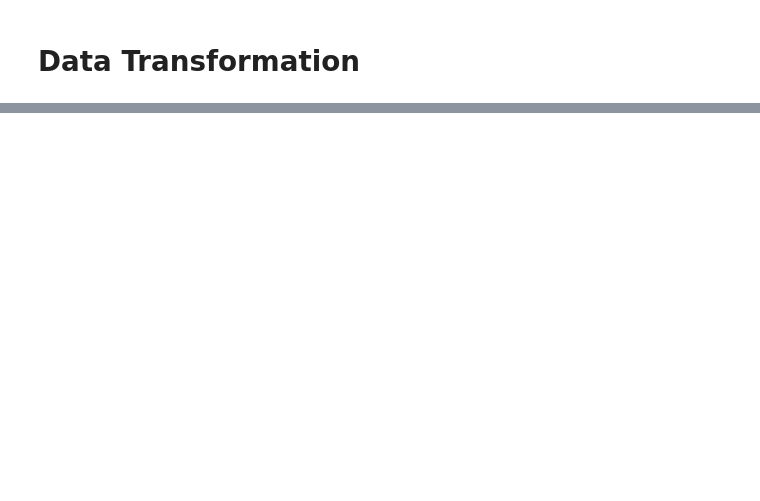
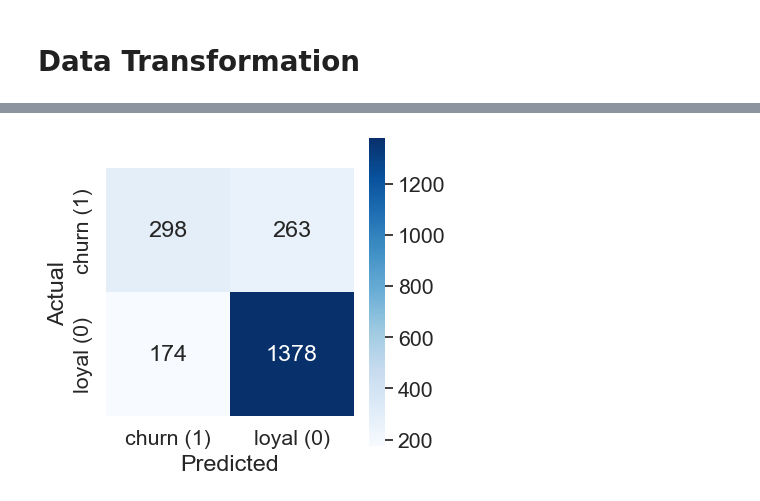
Before and after one commit to AbeerMahjoub/TelecomChurn, a Jupyter notebook: Notebooks/Modeling.ipynb, the cells around one changed output, grey strips where cells are left out. Cells and saved outputs as stored; diff of their text form; code cells hidden in the pictures; blank space fills up the shorter version.

```diff
--- a/Notebooks/Modeling.ipynb
+++ b/Notebooks/Modeling.ipynb
@@ -31,3 +84,11 @@ cols_to_drop = ['gender', 'PhoneService', 'TotalCharges']
+# %%
+# Select Yes/No columns (object type with only Yes/No values)
+yes_no_cols = ['Partner', 'Dependents', 'PhoneService','MultipleLines','OnlineSecurity',
+               'OnlineBackup', 'DeviceProtection','TechSupport', 'StreamingTV', 'StreamingMovies',
+               'PaperlessBilling', 'Churn' ]
+
+# Replace Yes -> 1, No -> 0
+df[yes_no_cols] = df[yes_no_cols].replace({'Yes': 1, 'No': 0})
 # %%
 X = df.drop(columns=['Churn']+ cols_to_drop)
 y= df['Churn'].values
@@ -42,2 +103,17 @@ X_train.shape, X_test.shape
 # %% [markdown]
 # Data Transformation
+# %%
+numerical_cols =['MonthlyCharges', 'tenure']
+scaler = StandardScaler()
+X_train[numerical_cols] = scaler.fit_transform(X_train[numerical_cols])
+X_test[numerical_cols] = scaler.transform(X_test[numerical_cols])
+# %%
+cat_cols = ['InternetService', 'Contract', 'PaymentMethod']
+label_encoder = LabelEncoder()
+# we need to encode categorical feature foe logistic regression only
+X_train_cp = X_train.copy()
+X_test_cp = X_test.copy()
+for col in cat_cols:
+
+    X_train_cp[col] = label_encoder.fit_transform(X_train_cp[col])
+    X_test_cp[col] = label_encoder.transform(X_test_cp[col] )
@@ -43,0 +124,5 @@ X_train.shape, X_test.shape
+# %%
+log_reg = LogisticRegression()
+log_reg.fit(X_train_cp, y_train)
+y_pred = log_reg.predict(X_test_cp )
+y_proba = log_reg.predict_proba(X_test_cp)[:,1]
@@ -43,0 +149,4 @@ X_train.shape, X_test.shape
+# %%
+plot_confusion_matrix(y_test, y_pred)
+# %% [output]
+[figure, added]
```
Also changed, not shown: parts of 20 cells of this notebook, 4 other files.
